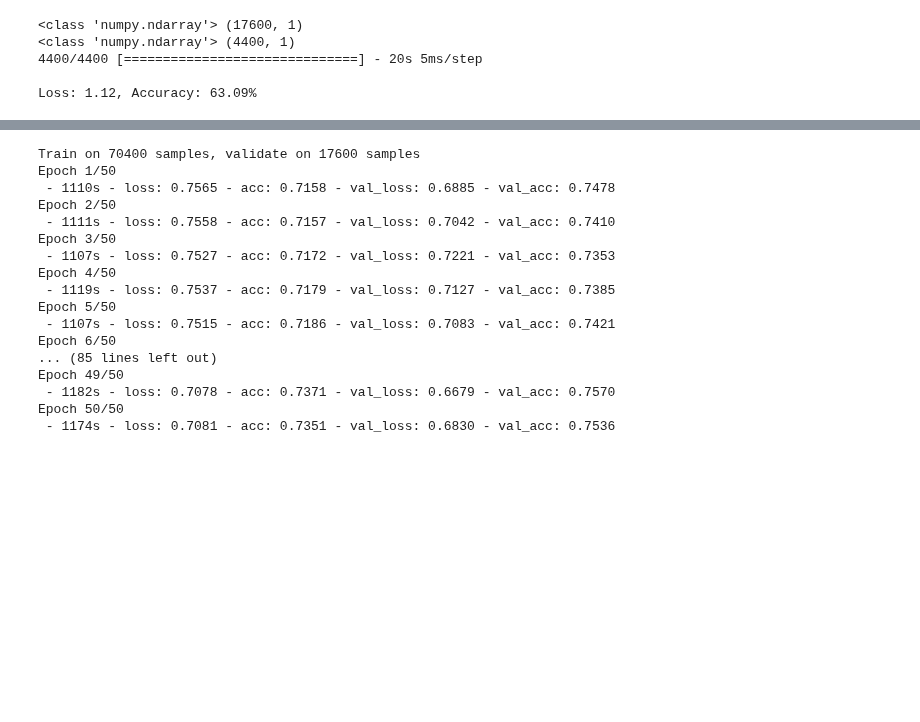
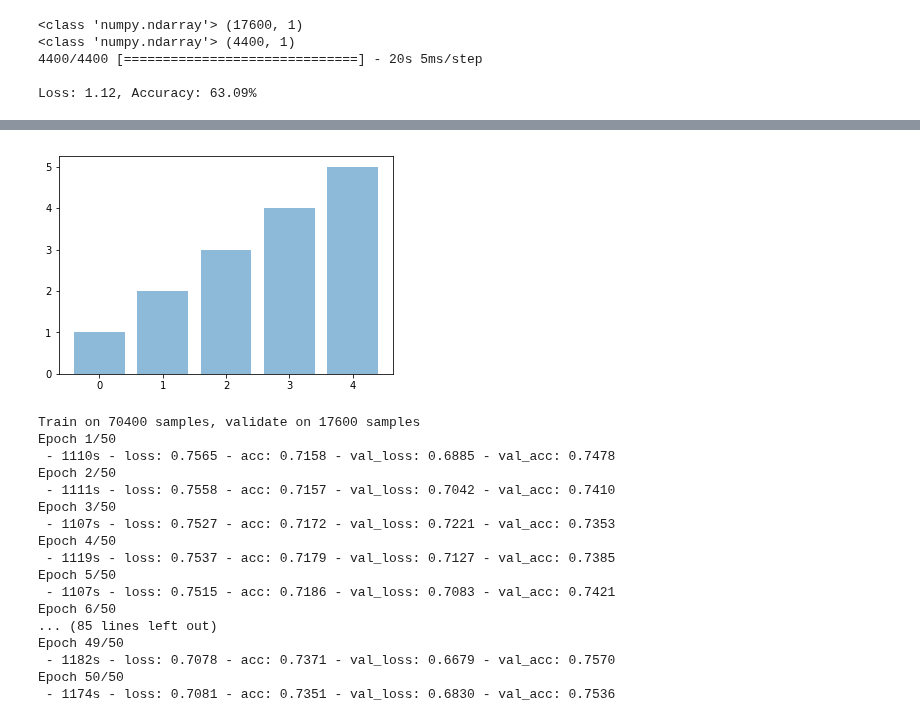
Before and after one commit to frankShih/face_classification_keras, a Jupyter notebook: expression_classification.ipynb, the cells around one changed output, grey strips where cells are left out. Saved outputs shown, nothing was run; the diff lists cells and outputs as text; code cells hidden in the pictures; blank space fills up the shorter version.

```diff
--- a/expression_classification.ipynb
+++ b/expression_classification.ipynb
@@ -659,4 +651,9 @@ wrong prediction probability
 ... (4 outputs left out)
+# %%
+plt.bar(range(5), [1, 2, 3, 4, 5], align='center', alpha=0.5)
+plt.show()
+# %% [output]
+[figure, added]
 # %%
 # ------------------- saving model ---------------------
 import h5py
```
Also changed, not shown: parts of 5 cells of this notebook, 1 other file.
